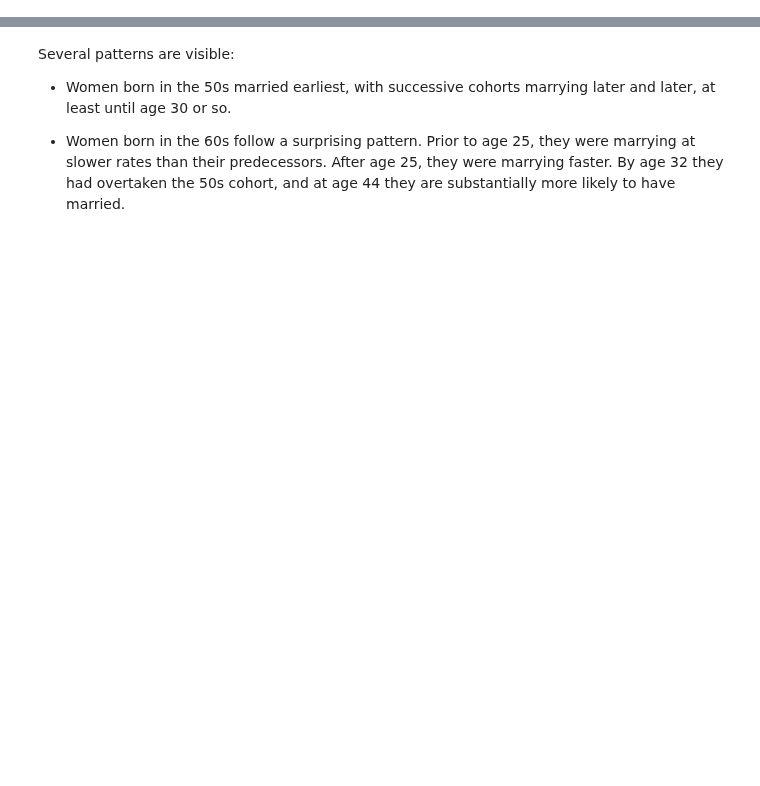
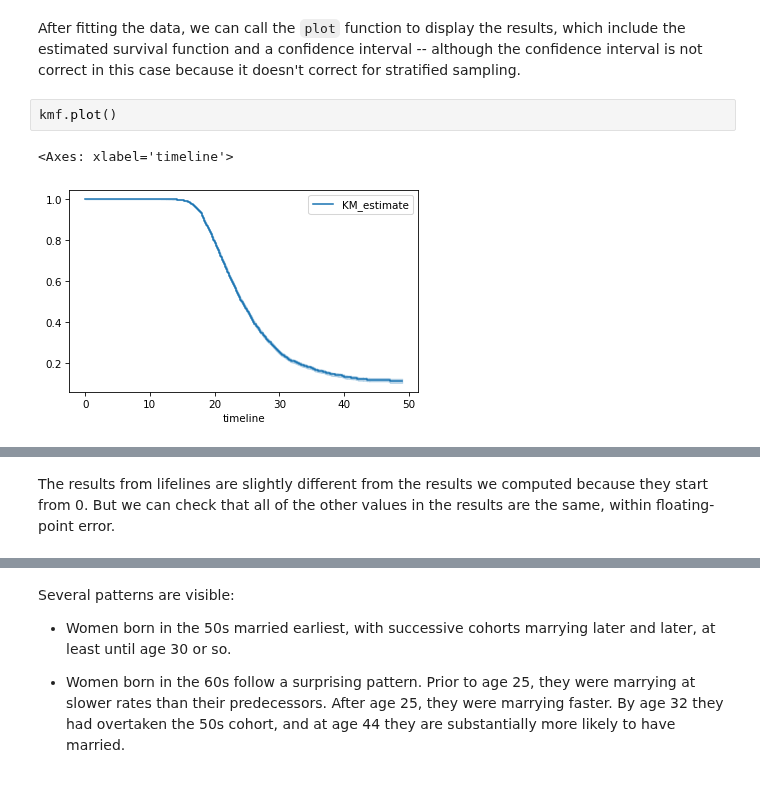
Before and after one commit to AllenDowney/ThinkStats, a Jupyter notebook: soln/chap13.ipynb, the cells around one changed output, grey strips where cells are left out. Cells and saved outputs as stored; diff of their text form; blank space fills up the shorter version.

Commit message:
Checkpoint

```diff
--- a/soln/chap13.ipynb
+++ b/soln/chap13.ipynb
@@ -462,0 +642,7 @@ except ImportError:
+# %% [markdown]
+After fitting the data, we can call the `plot` function to display the results, which include the estimated survival function and a confidence interval -- although the confidence interval is not correct in this case because it doesn't correct for stratified sampling.
+# %%
+kmf.plot()
+# %% [output]
+<Axes: xlabel='timeline'>
+[figure, added]
@@ -463 +650,4 @@ except ImportError:
+# %% [markdown]
+The results from lifelines are slightly different from the results we computed because they start from 0.
+But we can check that all of the other values in the results are the same, within floating-point error.
 # %%
```
Also changed, not shown: parts of 125 cells of this notebook.
